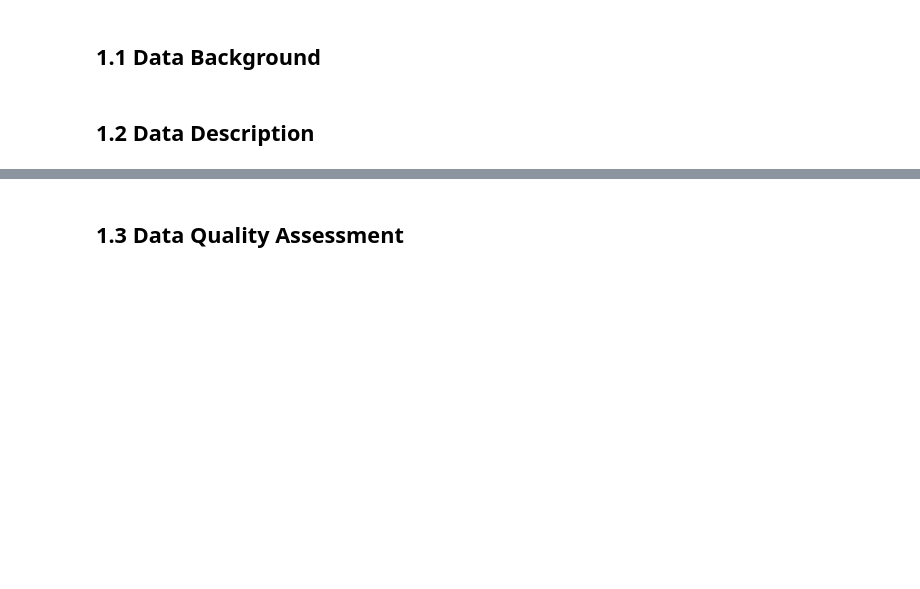
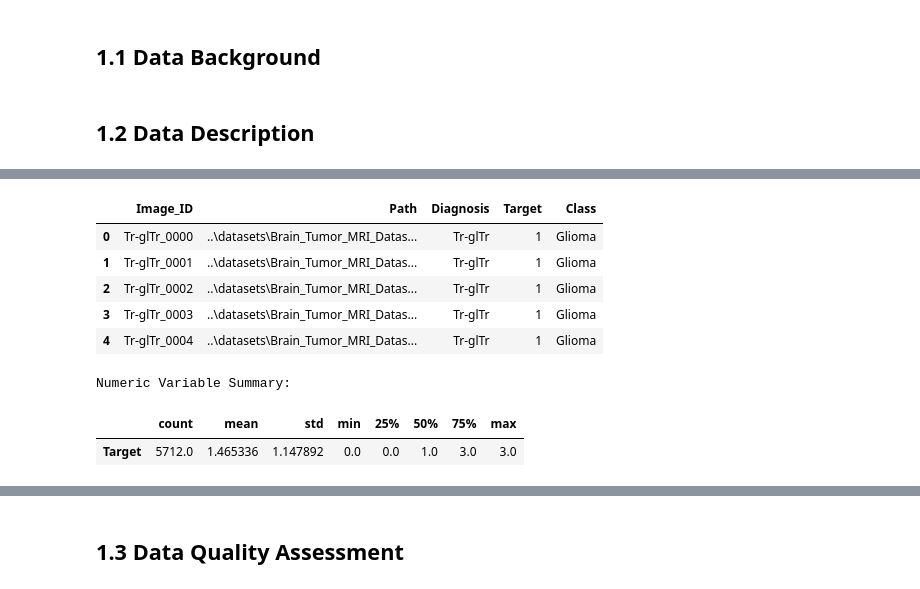
Before and after one commit to JohnPaulinePineda/Portfolio_Project_56, a Jupyter notebook: codes/ClassifyingBrainTumorsFromMagneticResonanceImagesByLeveragingConvolutionalNeuralNetworkBasedMultilevelFeatureExtractionAndHierarchicalRepresentation.ipynb, the cells around one changed output, grey strips where cells are left out. Drawn from its saved outputs; the diff is of its cells as text; code cells hidden in the pictures; blank space fills up the shorter version.

```diff
--- a/codes/ClassifyingBrainTumorsFromMagneticResonanceImagesByLeveragingConvolutionalNeuralNetworkBasedMultilevelFeatureExtractionAndHierarchicalRepresentation.ipynb
+++ b/codes/ClassifyingBrainTumorsFromMagneticResonanceImagesByLeveragingConvolutionalNeuralNetworkBasedMultilevelFeatureExtractionAndHierarchicalRepresentation.ipynb
@@ -122,0 +198,22 @@ PIPELINES_PATH = r"pipelines"
+# %%
+##################################
+# Taking a snapshot of the dataset
+##################################
+mri_images.head()
+# %% [output]
+|  | Image_ID | Path | Diagnosis | Target | Class |
+| 0 | Tr-glTr_0000 | ..\datasets\Brain_Tumor_MRI_Datas... | Tr-glTr | 1 | Glioma |
+| 1 | Tr-glTr_0001 | ..\datasets\Brain_Tumor_MRI_Datas... | Tr-glTr | 1 | Glioma |
+| 2 | Tr-glTr_0002 | ..\datasets\Brain_Tumor_MRI_Datas... | Tr-glTr | 1 | Glioma |
+| 3 | Tr-glTr_0003 | ..\datasets\Brain_Tumor_MRI_Datas... | Tr-glTr | 1 | Glioma |
+| 4 | Tr-glTr_0004 | ..\datasets\Brain_Tumor_MRI_Datas... | Tr-glTr | 1 | Glioma |
+# %%
+##################################
+# Performing a general exploration of the numeric variables
+##################################
+print('Numeric Variable Summary:')
+display(mri_images.describe(include='number').transpose())
+# %% [output]
+Numeric Variable Summary:
+|  | count | mean | std | min | 25% | 50% | 75% | max |
+| Target | 5712.0 | 1.465336 | 1.147892 | 0.0 | 0.0 | 1.0 | 3.0 | 3.0 |
```
Also changed, not shown: parts of 25 cells of this notebook, 1 other file.
